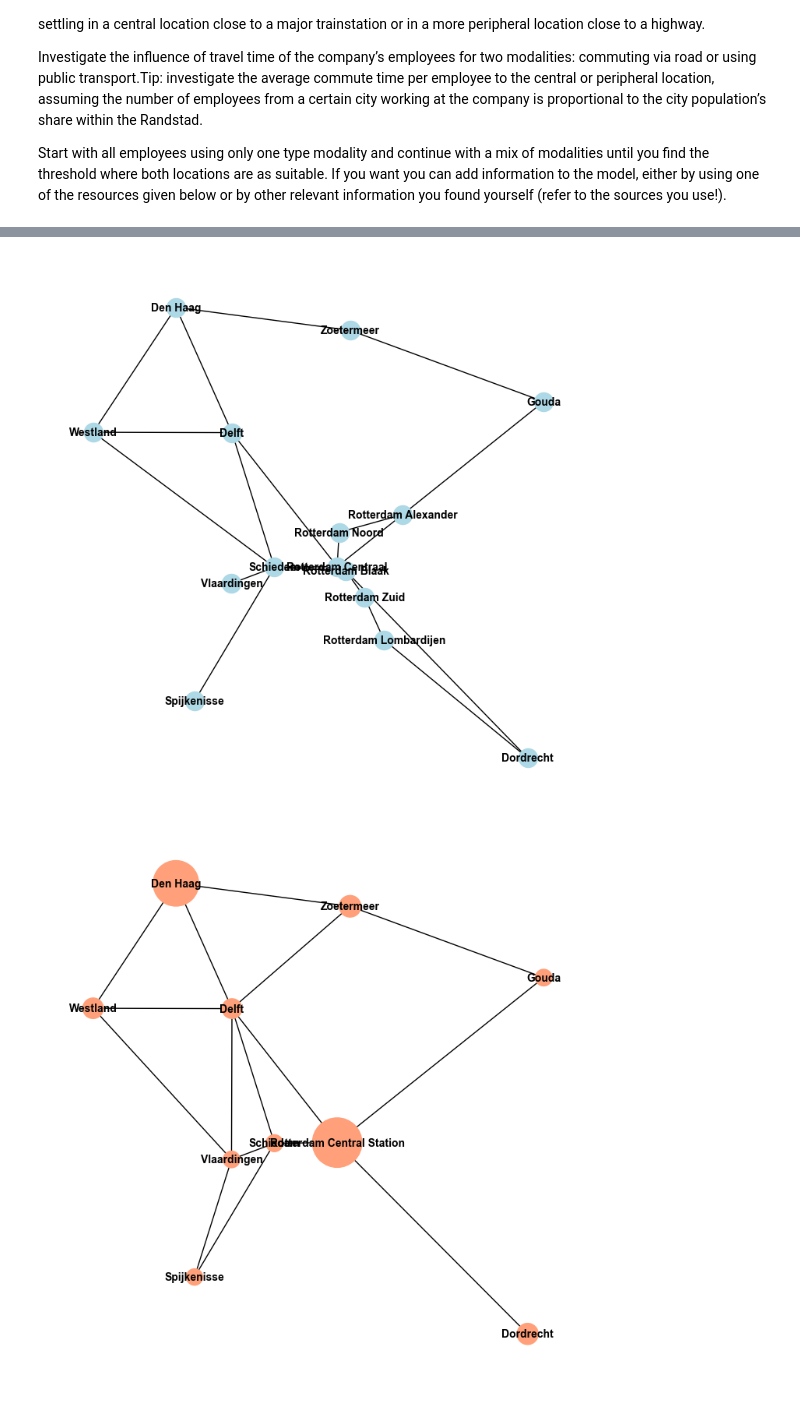
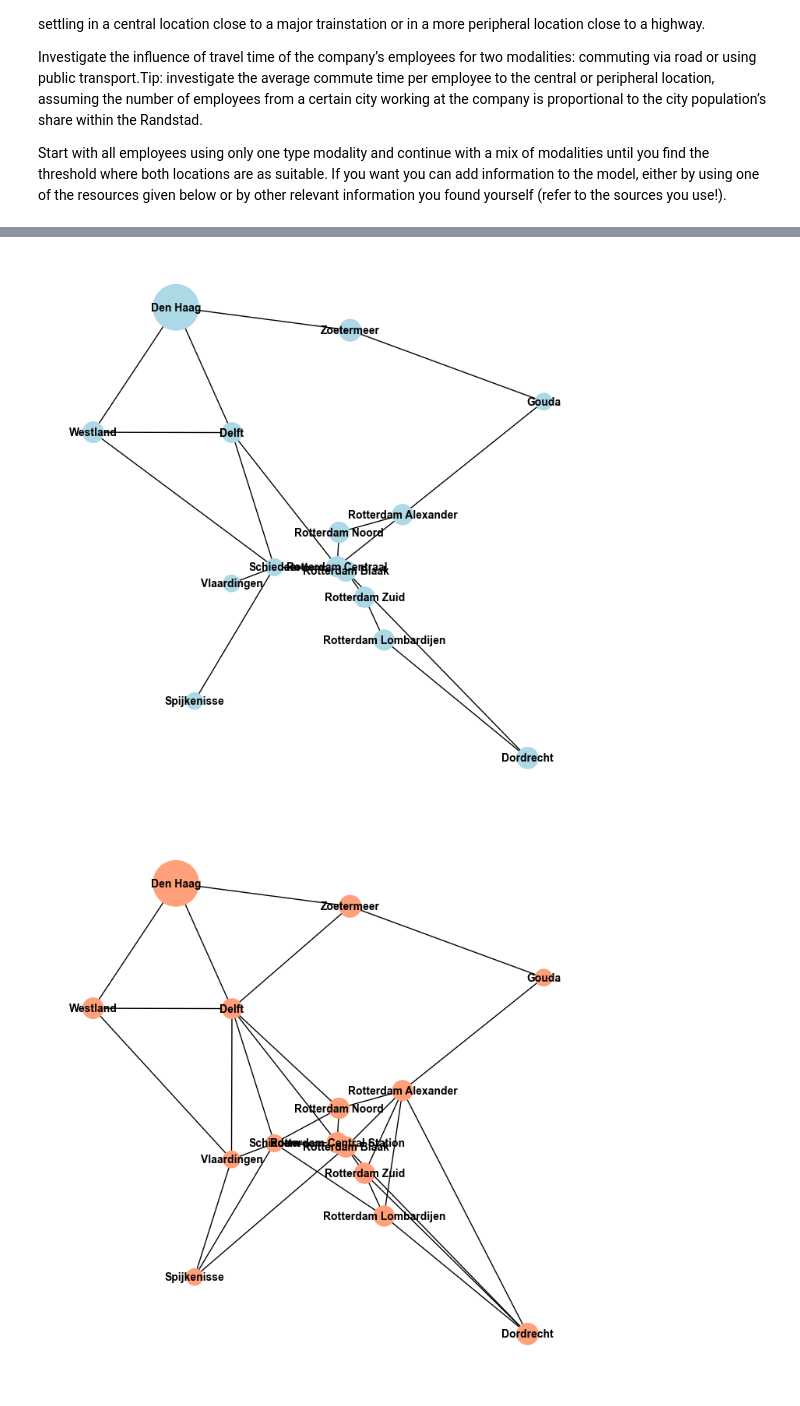
Before and after one commit to tewhol/Design_in_Network_group_8, a Jupyter notebook: Randstad_modified.ipynb, the cells around one changed output, grey strips where cells are left out. Saved outputs shown, nothing was run; the diff lists cells and outputs as text; code cells hidden in the pictures.

```diff
--- a/Randstad_modified.ipynb
+++ b/Randstad_modified.ipynb
@@ -710,6 +710,6 @@ Rotterdam_train_pd
 # %%
 # Make graphs from the dataframes
-Rotterdam_train_adjacency = Rotterdam_train_pd.iloc[:, 3:]
+Rotterdam_train_adjacency = Rotterdam_train_pd.iloc[:, 5:]
 Rotterdam_train_adjacency
 Rotterdam_train_graph = nx.from_pandas_adjacency(Rotterdam_train_adjacency)
 
@@ -760,7 +760,7 @@ print(nx.nodes(Rotterdam_car_graph))
 # Gathering attributes for the graph
 pos_attributes_train = {}
 pos_attributes_car = {}
-employees_attributes_car = []  # For node size drawing, this must be list with data ordered in the order of nodes in the graph
+employees_attributes = []  # For node size drawing, this must be list with data ordered in the order of nodes in the graph
 
 
 for location in Rotterdam_train_graph.nodes():
@@ -776,39 +776,40 @@ for location in Rotterdam_car_graph.nodes():
     pos_attributes_car.update({location: (longitude, latitude)})
 
     # The employees
-    employees_car = Rotterdam_car_pd.loc[Rotterdam_car_pd['Locations'] == location, 'Employees'].iloc[0]
-    employees_attributes_car.append(employees_car)
+    employees = Rotterdam_car_pd.loc[Rotterdam_car_pd['Locations'] == location, 'Employees'].iloc[0]
+    employees_attributes.append(employees)
 
 
 # Plotting the figures
 
 plt.figure(figsize=(7, 7))
 
 # Actually drawing the network
 nx.draw(Rotterdam_train_graph,
         pos=pos_attributes_train,
         with_labels=True,
+        node_size=[3 * i for i in employees_attributes],
         node_color='lightblue',
         font_size=10,
         font_color='black',
         font_weight='bold'
         )
 plt.show()
 
 
 plt.figure(figsize=(7, 7))
 
 # Actually drawing the network
 nx.draw(Rotterdam_car_graph,
         pos=pos_attributes_car,
         with_labels=True,
-        node_size=[3 * i for i in employees_attributes_car],
+        node_size=[3 * i for i in employees_attributes],
         node_color='lightsalmon',
         font_size=10,
         font_color='black',
         font_weight='bold'
         )
 plt.show()
 # %% [output]
-[figure, old version]
+[figure, new version]
-[figure, old version]
+[figure, new version]
```
Also changed, not shown: parts of 2 cells of this notebook, 2 other files.
